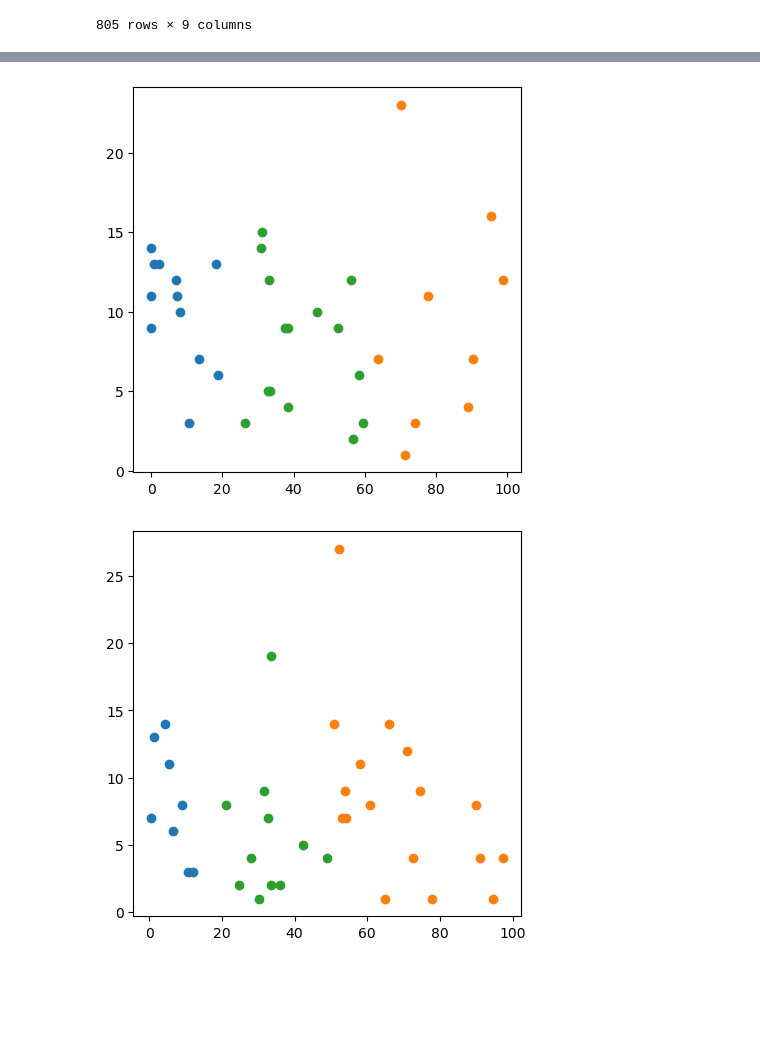
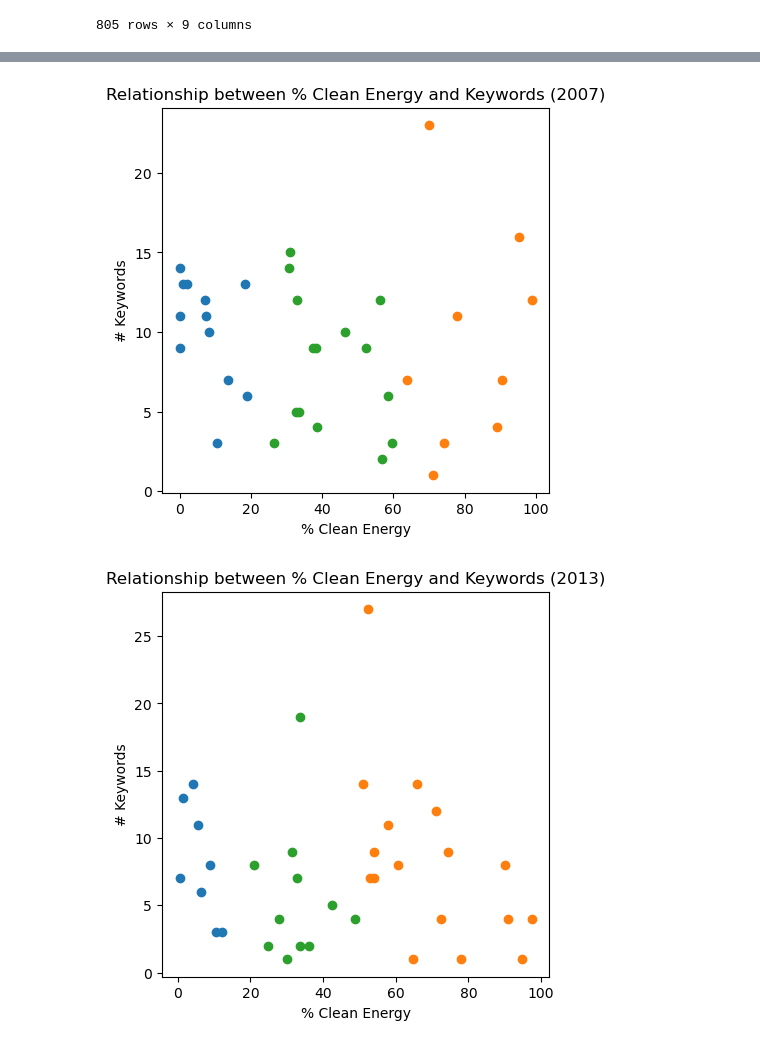
Before and after one commit to ChristopherSiems/ClimateChangeDataReport, a Jupyter notebook: K Means.ipynb, the cells around one changed output, grey strips where cells are left out. Cells and saved outputs as stored; diff of their text form; code cells hidden in the pictures; blank space fills up the shorter version.

Commit message:
K_Means updated figs
Added axis & titles to figs, saves to png.

```diff
--- a/K Means.ipynb
+++ b/K Means.ipynb
@@ -166,19 +166,29 @@ result = k_means(data, ['% Clean Energy', 'keywords'], 3, manhattan_distance, 20
 # %%
 plt.figure(figsize=(5,5))
 for i in result_07['label'].unique():
     sdf=result_07.loc[result_07['label']==i]
     plt.scatter(sdf['% Clean Energy'], sdf['keywords'])
+
+plt.title('Relationship between % Clean Energy and Keywords (2007)')
+plt.xlabel('% Clean Energy')
+plt.ylabel('# Keywords')
+plt.savefig('figs/CE_Keywords_2007.png')
 plt.show()
 # %% [output]
-[figure, old version]
+[figure, new version]
 # %%
 plt.figure(figsize=(5,5))
 for i in result_13['label'].unique():
     sdf=result_13.loc[result_13['label']==i]
-    plt.scatter(sdf['% Clean Energy'], sdf['keywords'])
+    plt.scatter(sdf['% Clean Energy'], sdf['keywords'])\
+
+plt.title('Relationship between % Clean Energy and Keywords (2013)')
+plt.xlabel('% Clean Energy')
+plt.ylabel('# Keywords')
+plt.savefig('figs/CE_Keywords_2013.png')
 plt.show()
 # %% [output]
-[figure, old version]
+[figure, new version]
 # %%
 plt.figure(figsize=(10,10))
 for i in result['label'].unique():
```
Also changed, not shown: parts of 1 cell of this notebook, 3 other files.
